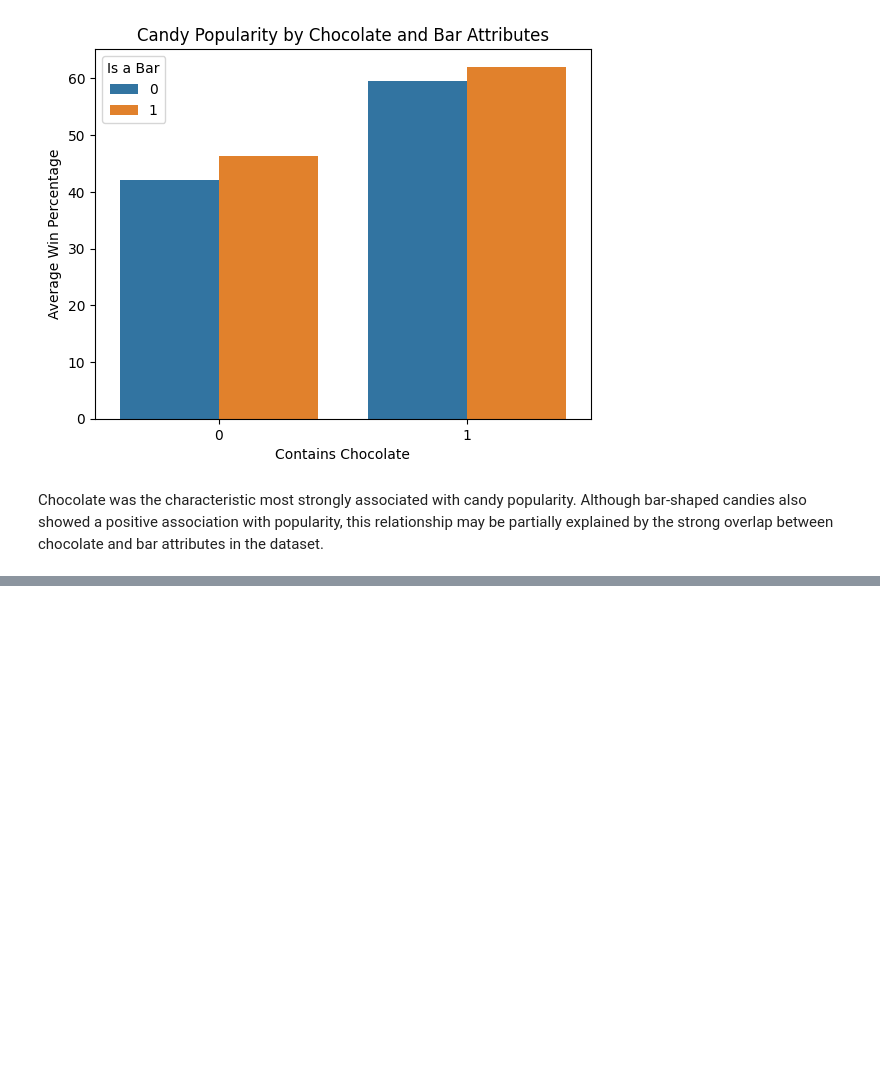
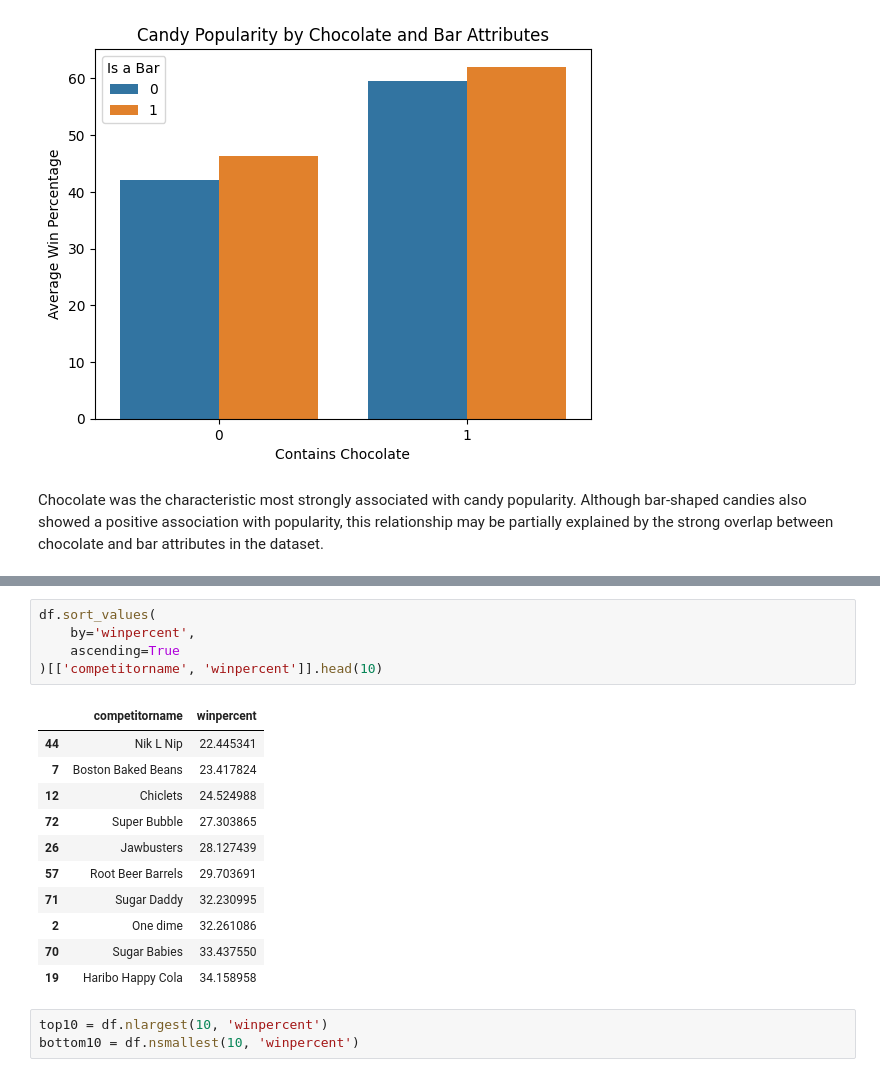
Before and after one commit to Leticia-Sousa-DS/trick-or-data, a Jupyter notebook: notebooks/data-collection.ipynb, the cells around one changed output, grey strips where cells are left out. Drawn from its saved outputs; the diff is of its cells as text; blank space fills up the shorter version.

```diff
--- a/notebooks/data-collection.ipynb
+++ b/notebooks/data-collection.ipynb
@@ -319,0 +415,20 @@ Chocolate was the characteristic most strongly associated with candy popularity.
+# %%
+df.sort_values(
+    by='winpercent',
+    ascending=True
+)[['competitorname', 'winpercent']].head(10)
+# %% [output]
+|  | competitorname | winpercent |
+| 44 | Nik L Nip | 22.445341 |
+| 7 | Boston Baked Beans | 23.417824 |
+| 12 | Chiclets | 24.524988 |
+| 72 | Super Bubble | 27.303865 |
+| 26 | Jawbusters | 28.127439 |
+| 57 | Root Beer Barrels | 29.703691 |
+| 71 | Sugar Daddy | 32.230995 |
+| 2 | One dime | 32.261086 |
+| 70 | Sugar Babies | 33.437550 |
+| 19 | Haribo Happy Cola | 34.158958 |
+# %%
+top10 = df.nlargest(10, 'winpercent')
+bottom10 = df.nsmallest(10, 'winpercent')
```
Also changed, not shown: parts of 17 cells of this notebook.
